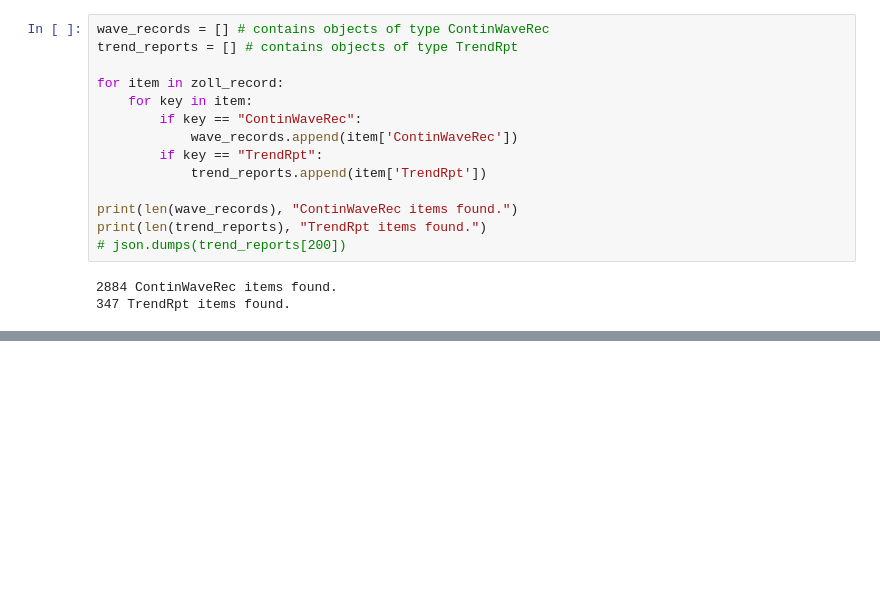
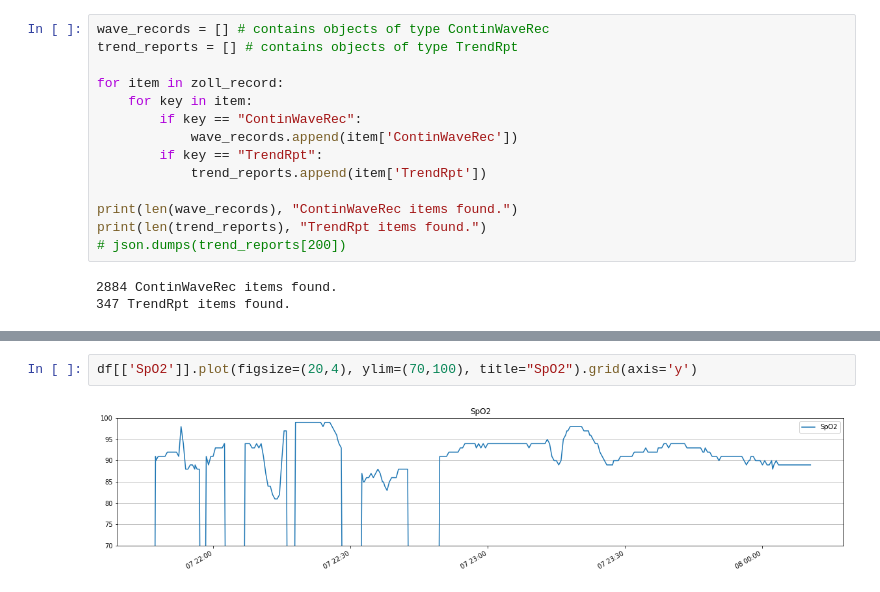
Before and after one commit to makes/zoll-json, a Jupyter notebook: zoll-json.ipynb, the cells around one changed output, grey strips where cells are left out. Drawn from its saved outputs; the diff is of its cells as text; blank space fills up the shorter version.

```diff
--- a/zoll-json.ipynb
+++ b/zoll-json.ipynb
@@ -104,0 +135,4 @@ df.plot(figsize=(20,4))
+# %%
+df[['SpO2']].plot(figsize=(20,4), ylim=(70,100), title="SpO2").grid(axis='y')
+# %% [output]
+[figure, added]
```
Also changed, not shown: parts of 5 cells of this notebook.
